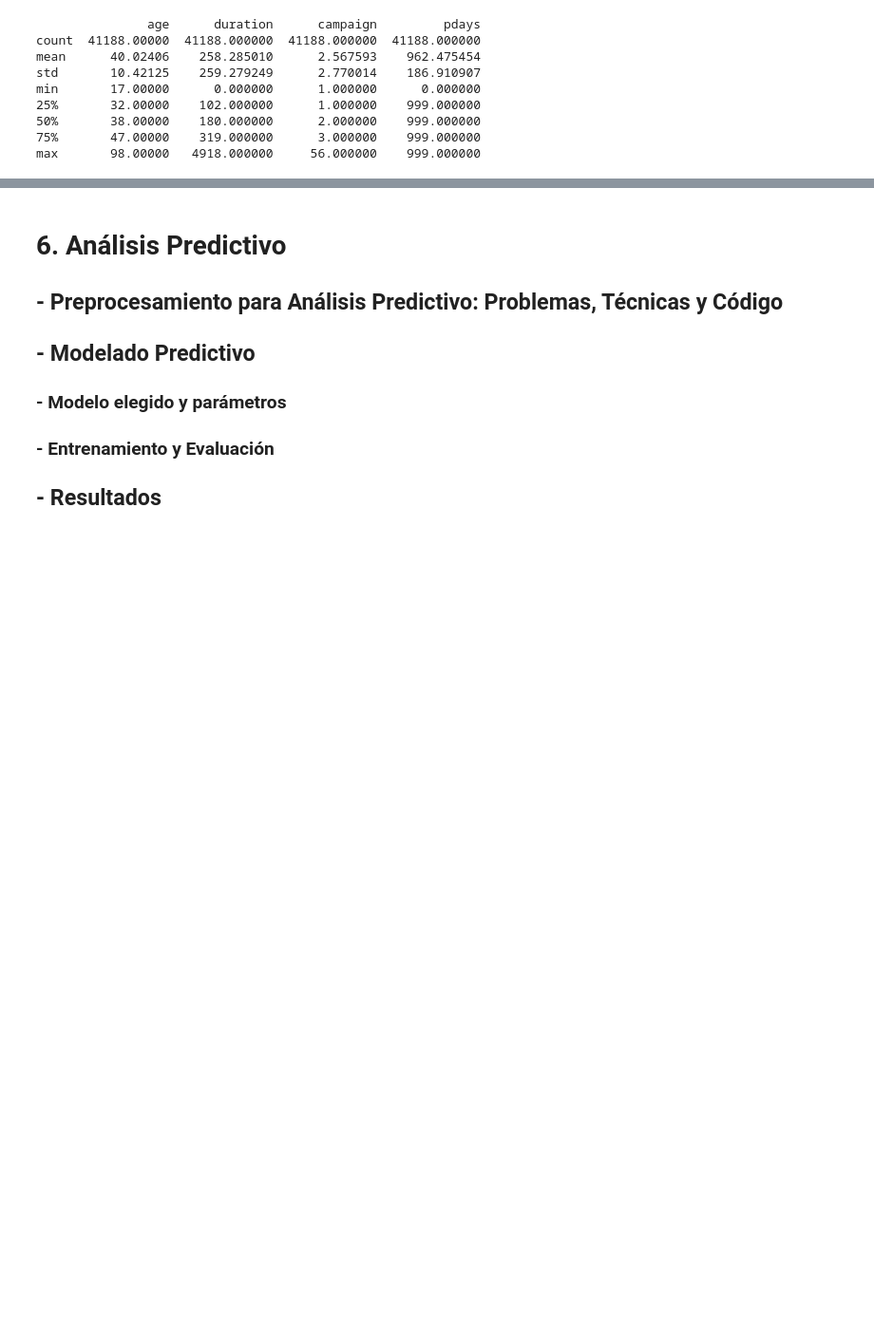
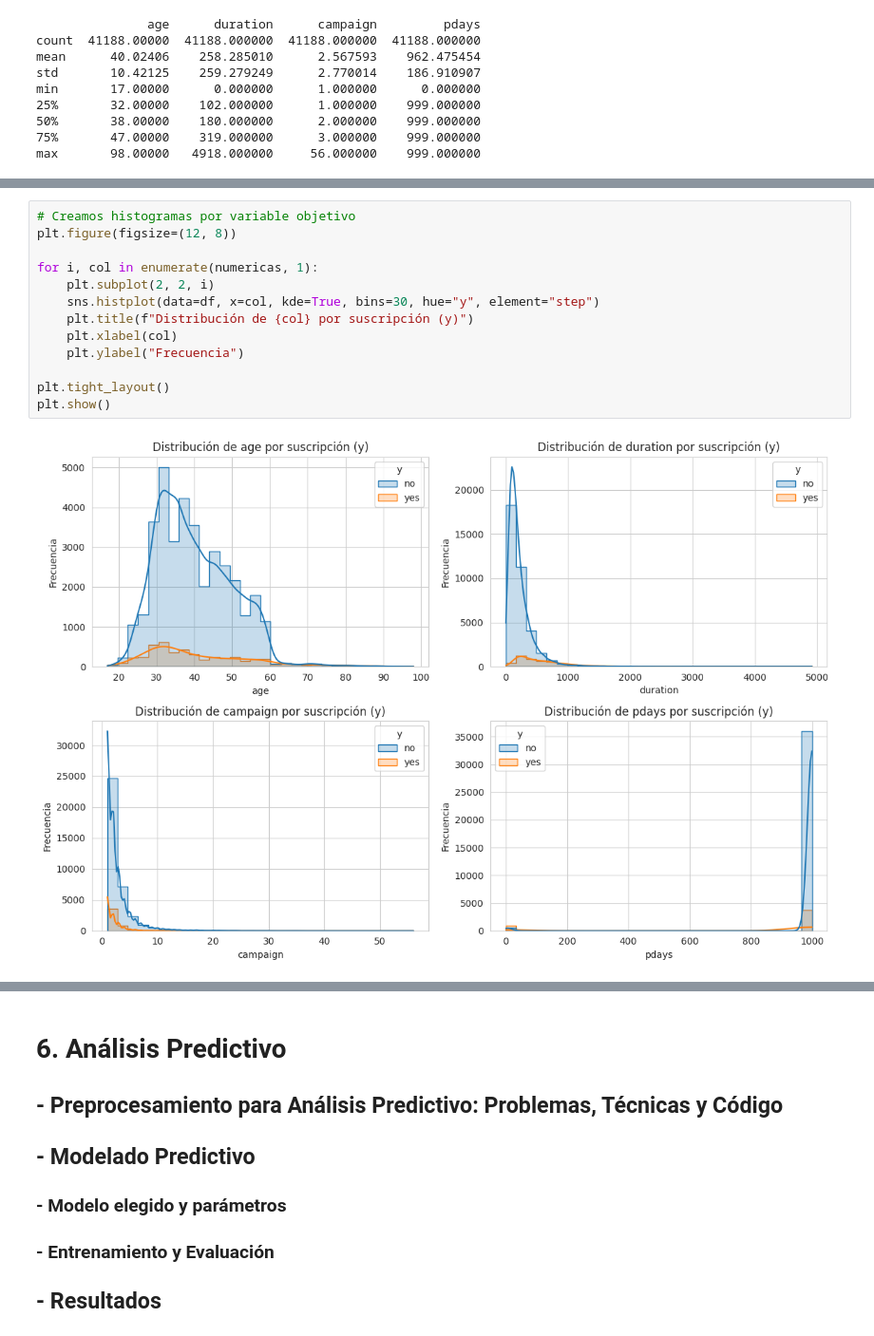
Before and after one commit to bidallei/MIAAD-UACJ, a Jupyter notebook: ProyectoFinalProgADAP_263150.ipynb, the cells around one changed output, grey strips where cells are left out. Shown: that part at 95% size. Drawn from its saved outputs; the diff is of its cells as text; blank space fills up the shorter version.

```diff
--- a/ProyectoFinalProgADAP_263150.ipynb
+++ b/ProyectoFinalProgADAP_263150.ipynb
@@ -235,0 +377,15 @@ plt.rcParams['figure.dpi'] = 100
+# %%
+# Creamos histogramas por variable objetivo
+plt.figure(figsize=(12, 8))
+
+for i, col in enumerate(numericas, 1):
+    plt.subplot(2, 2, i)
+    sns.histplot(data=df, x=col, kde=True, bins=30, hue="y", element="step")
+    plt.title(f"Distribución de {col} por suscripción (y)")
+    plt.xlabel(col)
+    plt.ylabel("Frecuencia")
+
+plt.tight_layout()
+plt.show()
+# %% [output]
+[figure, added]
```
Also changed, not shown: parts of 43 cells of this notebook.
